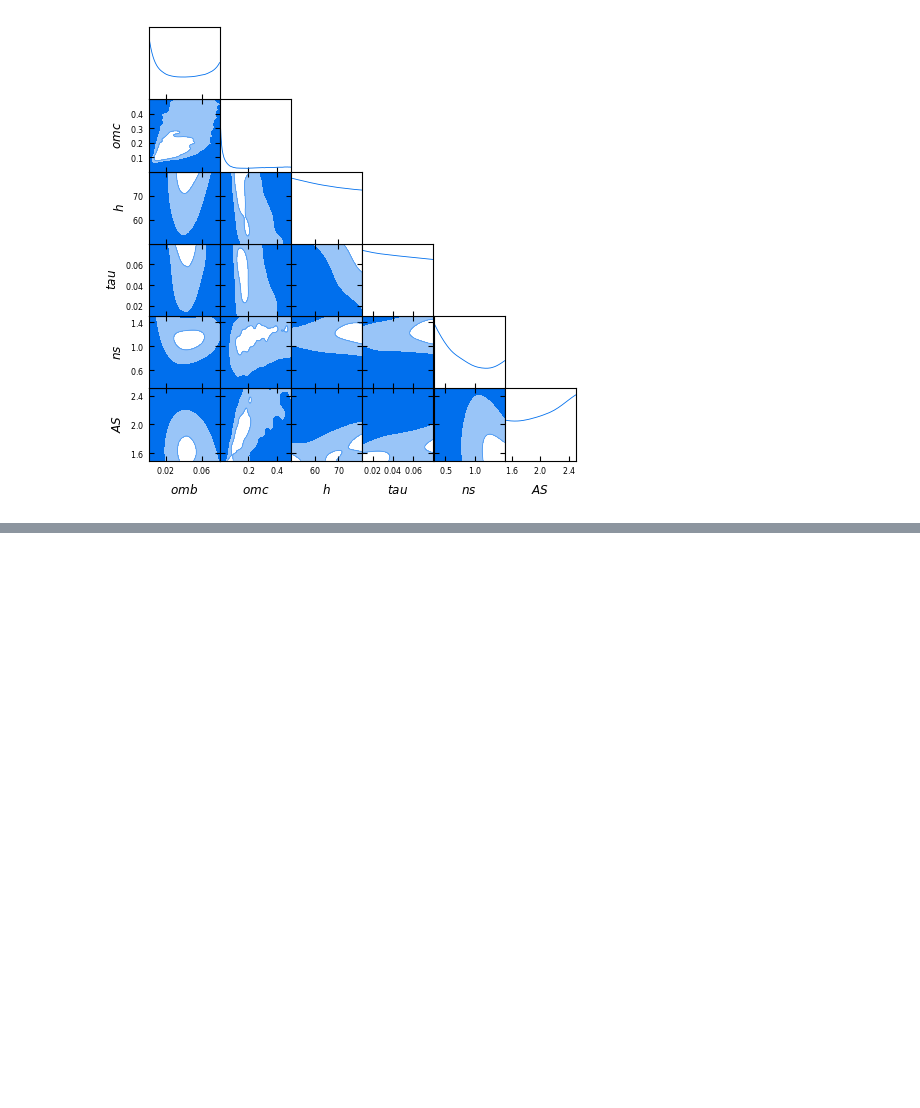
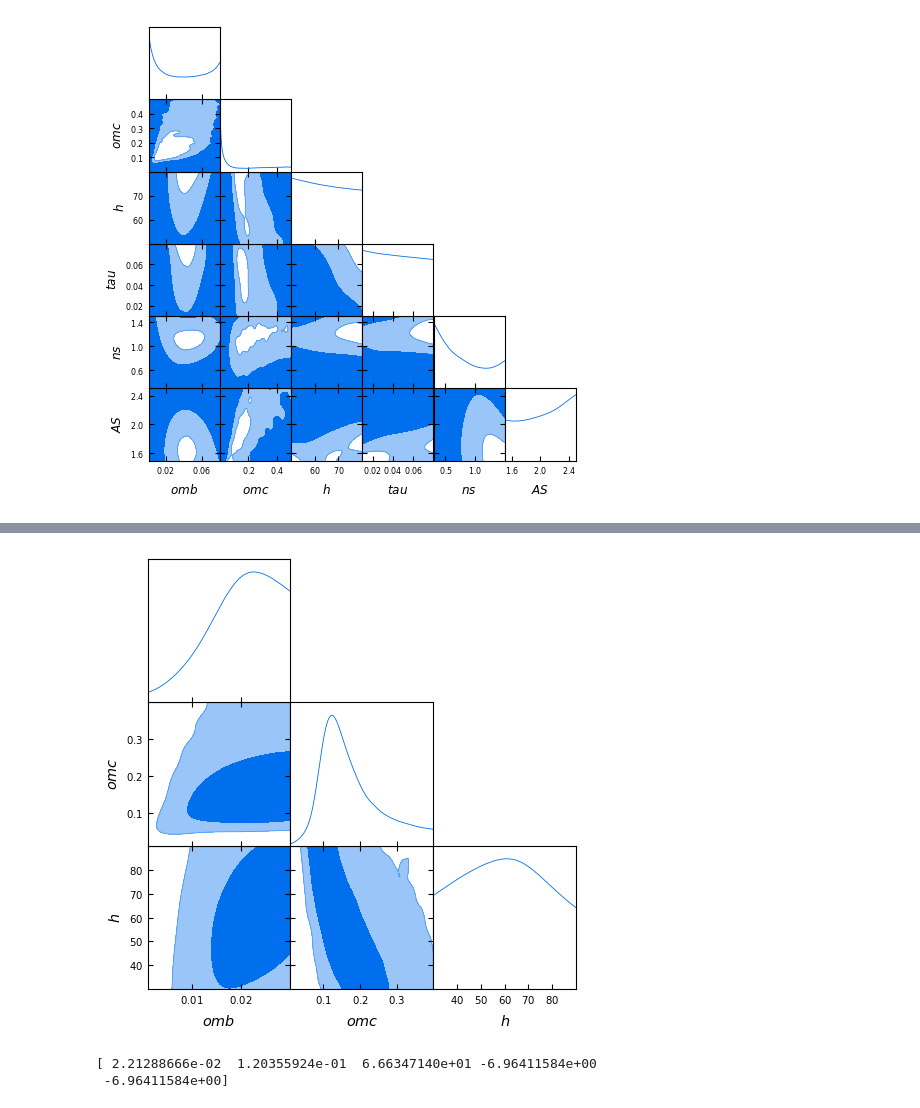
Before and after one commit to arjun-pandi/project_cosmology, a Jupyter notebook: Planks/Cobaya_1parameters.ipynb, the cells around one changed output, grey strips where cells are left out. Cells and saved outputs as stored; diff of their text form; code cells hidden in the pictures; blank space fills up the shorter version.

```diff
--- a/Planks/Cobaya_1parameters.ipynb
+++ b/Planks/Cobaya_1parameters.ipynb
@@ -210,3 +189,19 @@ print(np.shape(gdsamples[6]))
 [mcmc] *WARNING* When combining chains, it is recommended to remove some initial fraction, e.g. 'skip_samples=0.3'
 (488640,)
 [figure]
+# %%
+def cobaya_com3(omb,omc,h):
+    return (10-np.log(Cosmo_Power(omb,omc,h,0.0554,0.945,2.096)))
+# %%
+# below is parameters for 6 parameter cosmopower
+info = {"likelihood": {"cosmo1": cobaya_com3}}
+info["params"] = {
+   "omb": {"prior": {"min": 0.001, "max": 0.03}, "ref": 0.022, "proposal": 0.005},
+    "omc": {"prior": {"min": 0.01, "max": 0.4}, "ref": 0.12, "proposal": 0.05},
+    "h": {"prior": {"min": 30, "max": 90}, "ref": 66, "proposal": 0.05},
+    }
+info["sampler"] = {"mcmc": {"Rminus1_stop": 0.0001, "max_tries": 1000}}
+st = time.time()
+updated_info, sampler = run(info)
+et = time.time()
+print(time_hr(et-st))
@@ -212,0 +238,9 @@ print(np.shape(gdsamples[6]))
+# %%
+%matplotlib inline
+import getdist.plots as gdplt
+
+gdsamples = sampler.products(to_getdist=True)["sample"]
+gdplot = gdplt.get_subplot_plotter(width_inch=5)
+gdplot.triangle_plot(gdsamples, ["omb","omc","h"], filled=True)
+print(np.shape(gdsamples[3]))
+# %% [output]
@@ -212,0 +249,6 @@ print(np.shape(gdsamples[6]))
+[figure, added]
+# %%
+print(gdsamples.samples[np.argmin(gdsamples.loglikes)])
+# %% [output]
+[ 2.21288666e-02  1.20355924e-01  6.66347140e+01 -6.96411584e+00
+ -6.96411584e+00]
```
Also changed, not shown: parts of 9 cells of this notebook.
